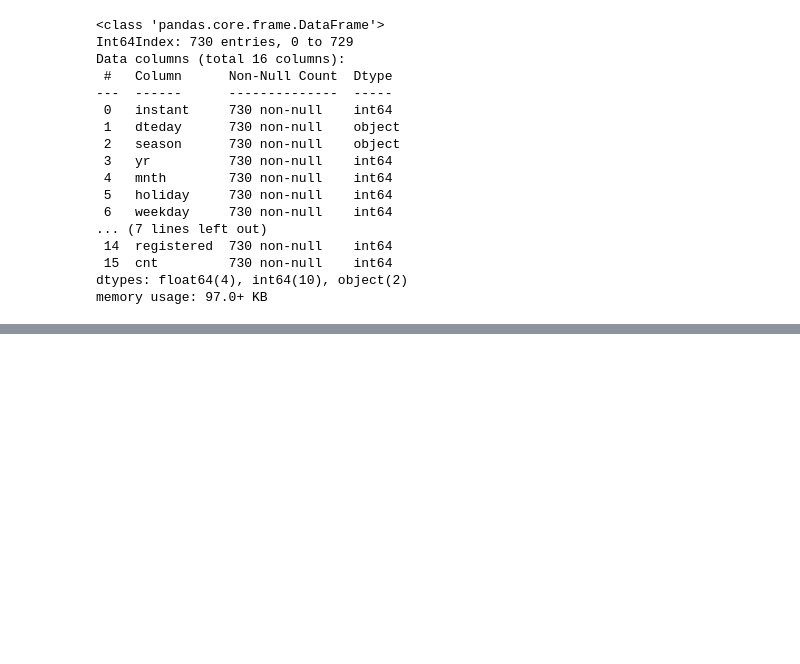
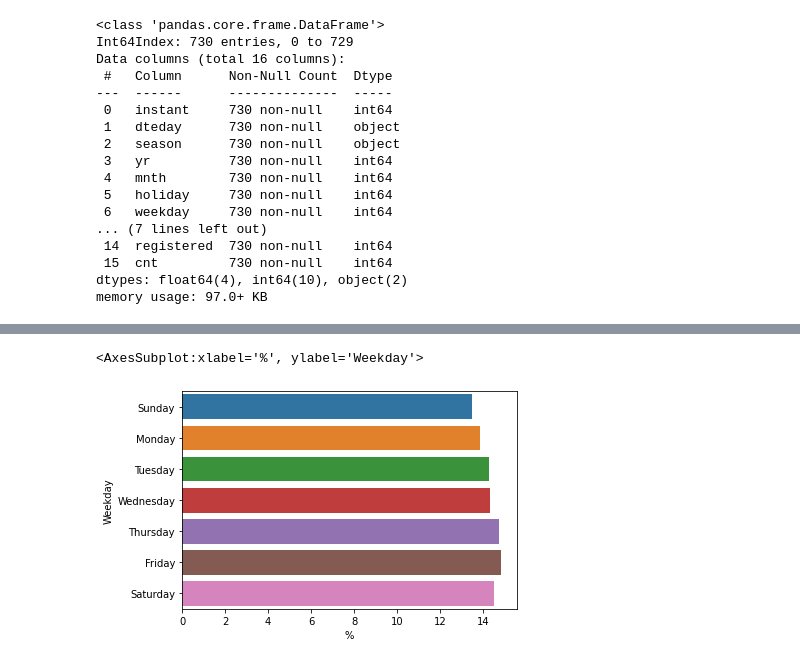
Before and after one commit to Adalab/project-da-promo-A-module-3-team-1, a Jupyter notebook: dataset_lara.ipynb, the cells around one changed output, grey strips where cells are left out. Saved outputs shown, nothing was run; the diff lists cells and outputs as text; code cells hidden in the pictures; blank space fills up the shorter version.

```diff
--- a/dataset_lara.ipynb
+++ b/dataset_lara.ipynb
@@ -60,0 +50,4 @@ Name: cnt, Length: 695, dtype: int64
+# %%
+dia = pd.DataFrame(df[["cnt", "weekday"]].groupby("weekday"))
+
+dia.shape
@@ -60,0 +56,11 @@ Name: cnt, Length: 695, dtype: int64
+# %%
+i = 0
+lista = []
+while i < 7:
+    a = dia[1][i]["cnt"].sum()
+    i = i+1
+    lista.append(a)
+# %%
+semana_cuenta = pd.DataFrame(lista)
+semana_cuenta["%"] = semana_cuenta[0].apply(lambda x: x / total * 100)
+semana_cuenta
@@ -60,0 +76,3 @@ Name: cnt, Length: 695, dtype: int64
+# %%
+semana_cuenta["Weekday"] = ["Sunday", "Monday", "Tuesday","Wednesday", "Thursday", "Friday", "Saturday"]
+semana_cuenta
@@ -60,0 +88,5 @@ Name: cnt, Length: 695, dtype: int64
+# %%
+sns.barplot(y = "Weekday", x = "%", data = semana_cuenta)
+# %% [output]
+<AxesSubplot:xlabel='%', ylabel='Weekday'>
+[figure, added]
```
Also changed, not shown: parts of 15 cells of this notebook.
